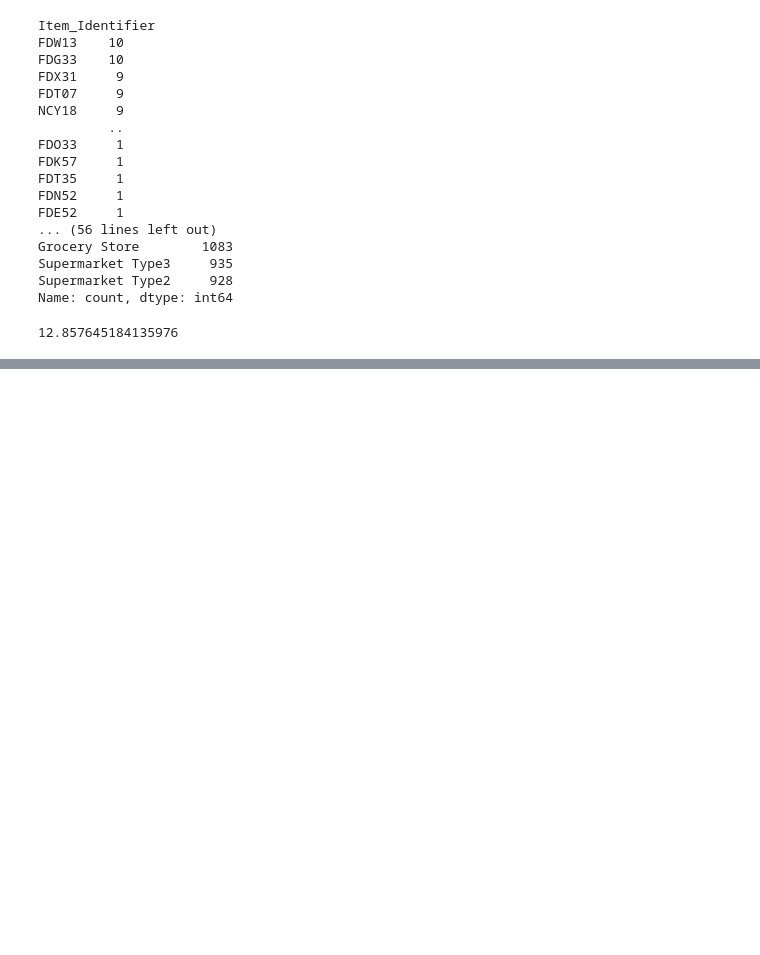
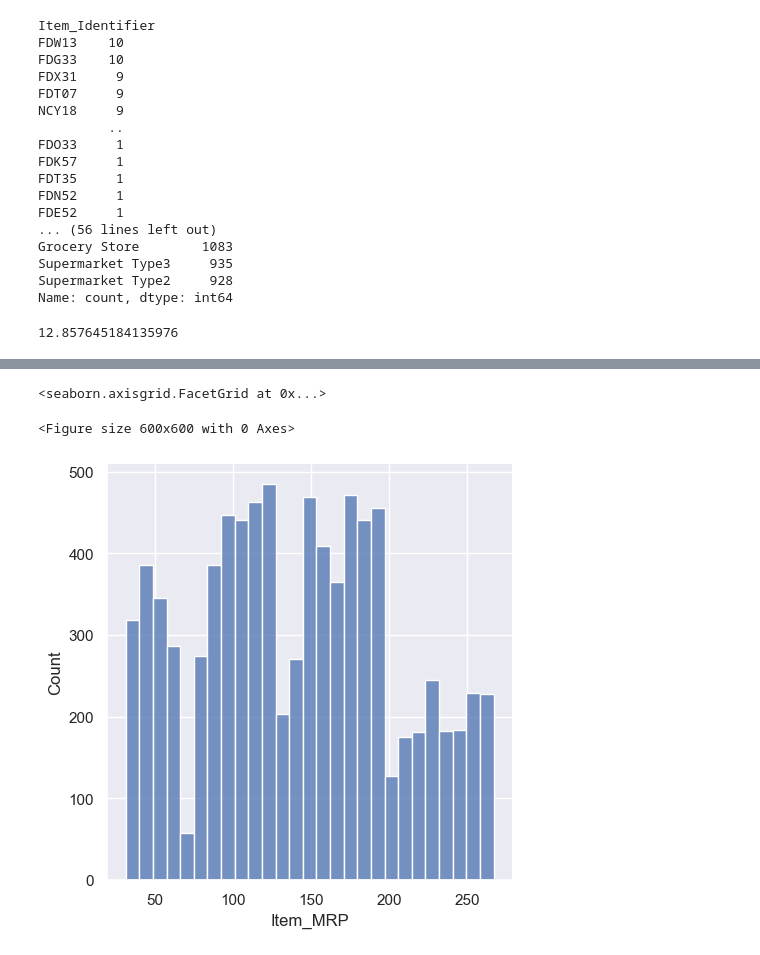
Before and after one commit to sairajthorat/Machine-Learning, a Jupyter notebook: Sales_Prediction/Big_Mart_Sales_Prediction.ipynb, the cells around one changed output, grey strips where cells are left out. Drawn from its saved outputs; the diff is of its cells as text; code cells hidden in the pictures; blank space fills up the shorter version.

```diff
--- a/Sales_Prediction/Big_Mart_Sales_Prediction.ipynb
+++ b/Sales_Prediction/Big_Mart_Sales_Prediction.ipynb
@@ -78,0 +176,7 @@ sales_data['Item_Weight'] = sales_data['Item_Weight'].fillna(sales_data['Item_We
+# %%
+plt.figure(figsize=(6,6))
+sns.displot(sales_data['Item_MRP'])
+# %% [output]
+<seaborn.axisgrid.FacetGrid at 0x...>
+<Figure size 600x600 with 0 Axes>
+[figure, added]
```
Also changed, not shown: parts of 31 cells of this notebook.
